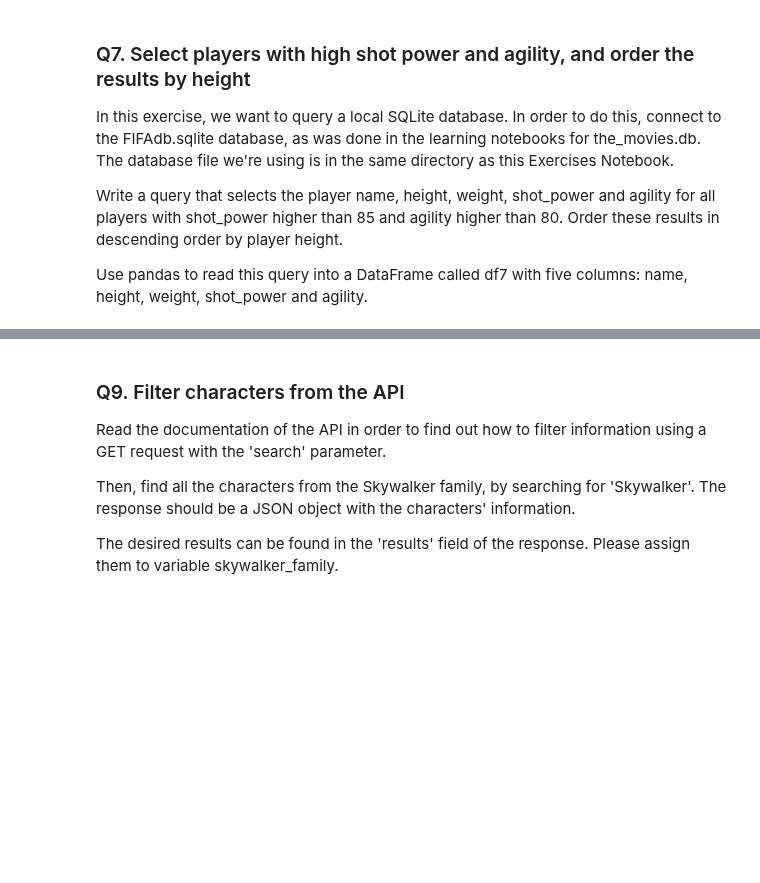
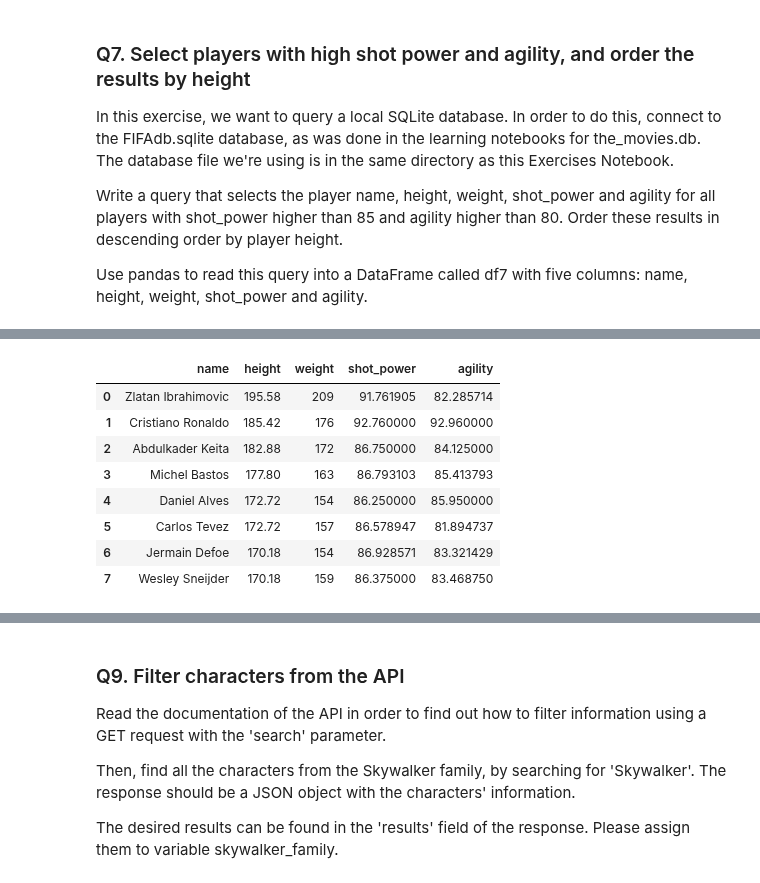
Before and after one commit to jnpicao/LDSSA-batch3-workspace, a Jupyter notebook: S02 - Data Wrangling/BLU03 - Data Sources/Exercise notebook.ipynb, the cells around one changed output, grey strips where cells are left out. Drawn from its saved outputs; the diff is of its cells as text; code cells hidden in the pictures; blank space fills up the shorter version.

```diff
--- a/S02 - Data Wrangling/BLU03 - Data Sources/Exercise notebook.ipynb
+++ b/S02 - Data Wrangling/BLU03 - Data Sources/Exercise notebook.ipynb
@@ -349,19 +371,51 @@ Use pandas to read this query into a DataFrame called df7 with five columns: nam
 # %%
 # Create an engine that allows to to connect to the the_movies.db SQLite database
 # engine = sqlalchemy.create_engine(...)
 # YOUR CODE HERE
-raise NotImplementedError()
+
+# Local SQLite Db
+db_file_path = 'data/FIFAdb.sqlite'
+conn_str = 'sqlite:///{}'.format(db_file_path)
+
+engine = sqlalchemy.create_engine(conn_str)
+#
+#pd.read_sql_query(query, engine)
+
 
 
 # Write the query as specified in the question
 # query = ...
 # YOUR CODE HERE
-raise NotImplementedError()
+query = """SELECT     p.name,
+                      p.height,
+                      p.weight,
+                      pa.shot_power,
+                      pa.agility
+           FROM       player AS p
+                      INNER JOIN player_attributes as pa
+                              ON p.id = pa.player_id
+           WHERE      pa.shot_power > 85
+                      AND pa.agility > 80
+           ORDER BY  p.height DESC
+           ;"""
+#query = 'PRAGMA database_list;'
+
 
 # Use pandas read_sql_query function to read the query result into a DataFrame
 # df7 = pd.read_sql_query(...)
 # YOUR CODE HERE
-raise NotImplementedError()
+df7 = pd.read_sql_query(query, engine)
+df7
+# %% [output]
+|  | name | height | weight | shot_power | agility |
+| 0 | Zlatan Ibrahimovic | 195.58 | 209 | 91.761905 | 82.285714 |
+| 1 | Cristiano Ronaldo | 185.42 | 176 | 92.760000 | 92.960000 |
+| 2 | Abdulkader Keita | 182.88 | 172 | 86.750000 | 84.125000 |
+| 3 | Michel Bastos | 177.80 | 163 | 86.793103 | 85.413793 |
+| 4 | Daniel Alves | 172.72 | 154 | 86.250000 | 85.950000 |
+| 5 | Carlos Tevez | 172.72 | 157 | 86.578947 | 81.894737 |
+| 6 | Jermain Defoe | 170.18 | 154 | 86.928571 | 83.321429 |
+| 7 | Wesley Sneijder | 170.18 | 159 | 86.375000 | 83.468750 |
 # %%
 assert type(engine) == sqlalchemy.engine.base.Engine
 assert len(df7) == 8
```
Also changed, not shown: parts of 1 cell of this notebook.
